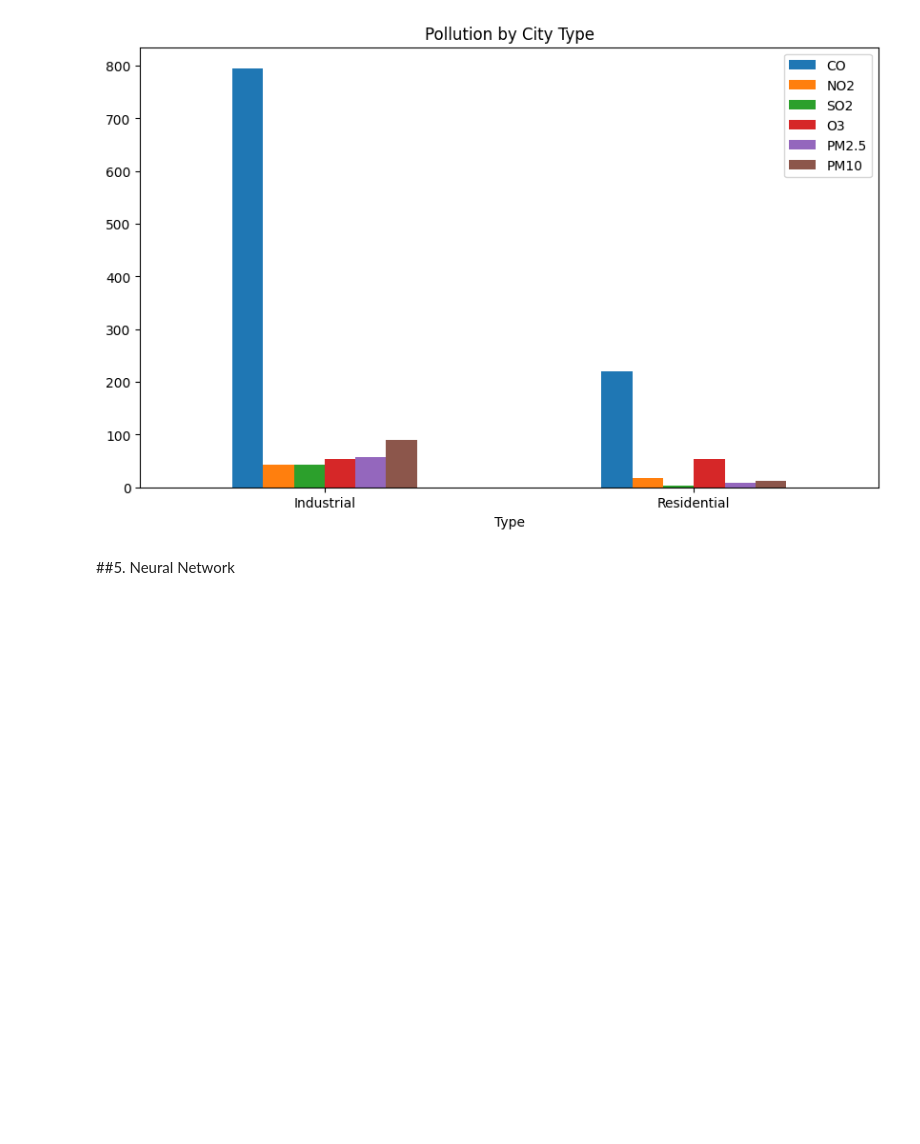
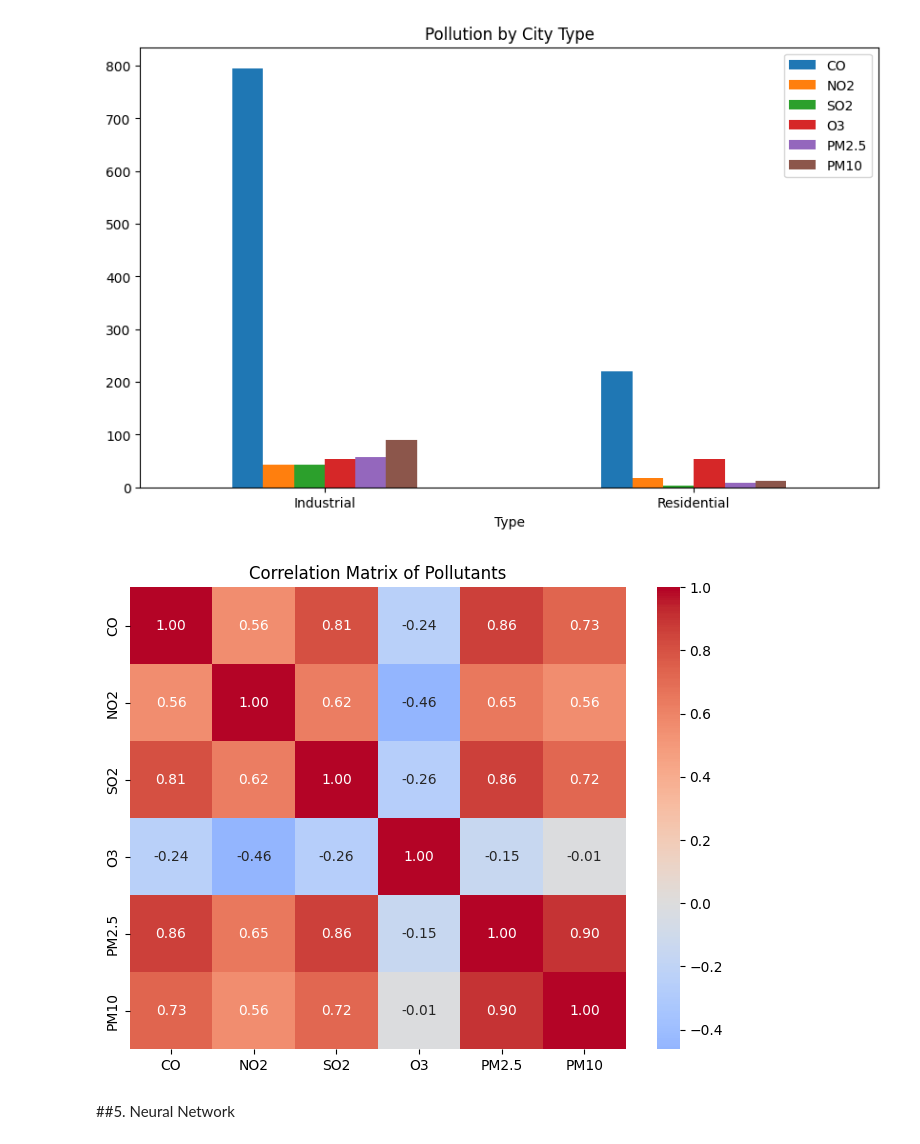
Before and after one commit to Rizzshen/AiGoogleCollab, a Jupyter notebook: 2462270_RishenManandhar_Classification.ipynb, the cells around one changed output. Saved outputs shown, nothing was run; the diff lists cells and outputs as text; code cells hidden in the pictures; blank space fills up the shorter version.

```diff
--- a/2462270_RishenManandhar_Classification.ipynb
+++ b/2462270_RishenManandhar_Classification.ipynb
@@ -40,7 +40,7 @@ Drive already mounted at /content/drive; to attempt to forcibly remount, call dr
 # %% [markdown]
 ##1. Data Loading
 # %%
-df = pd.read_csv('/content/drive/MyDrive/datasets/City_Types.csv',encoding='latin-1')
+df = pd.read_csv('/content/drive/MyDrive/datasets/City_Types(2).csv',encoding='latin-1')
 
 print(f"Shape: {df.shape[0]} rows × {df.shape[1]} columns")
 print(f"\nColumns: {list(df.columns)}")
@@ -266,6 +258,14 @@ plt.xticks(rotation=0)
 plt.show()
 # %% [output]
 [figure]
+# %%
+plt.figure(figsize=(8, 6))
+correlation_matrix = df_clean[pollutants].corr()
+sns.heatmap(correlation_matrix, annot=True, fmt='.2f', cmap='coolwarm', center=0)
+plt.title('Correlation Matrix of Pollutants')
+plt.show()
+# %% [output]
+[figure, added]
 # %% [markdown]
 ##5. Neural Network
 # %%
```
Also changed, not shown: parts of 7 cells of this notebook.
